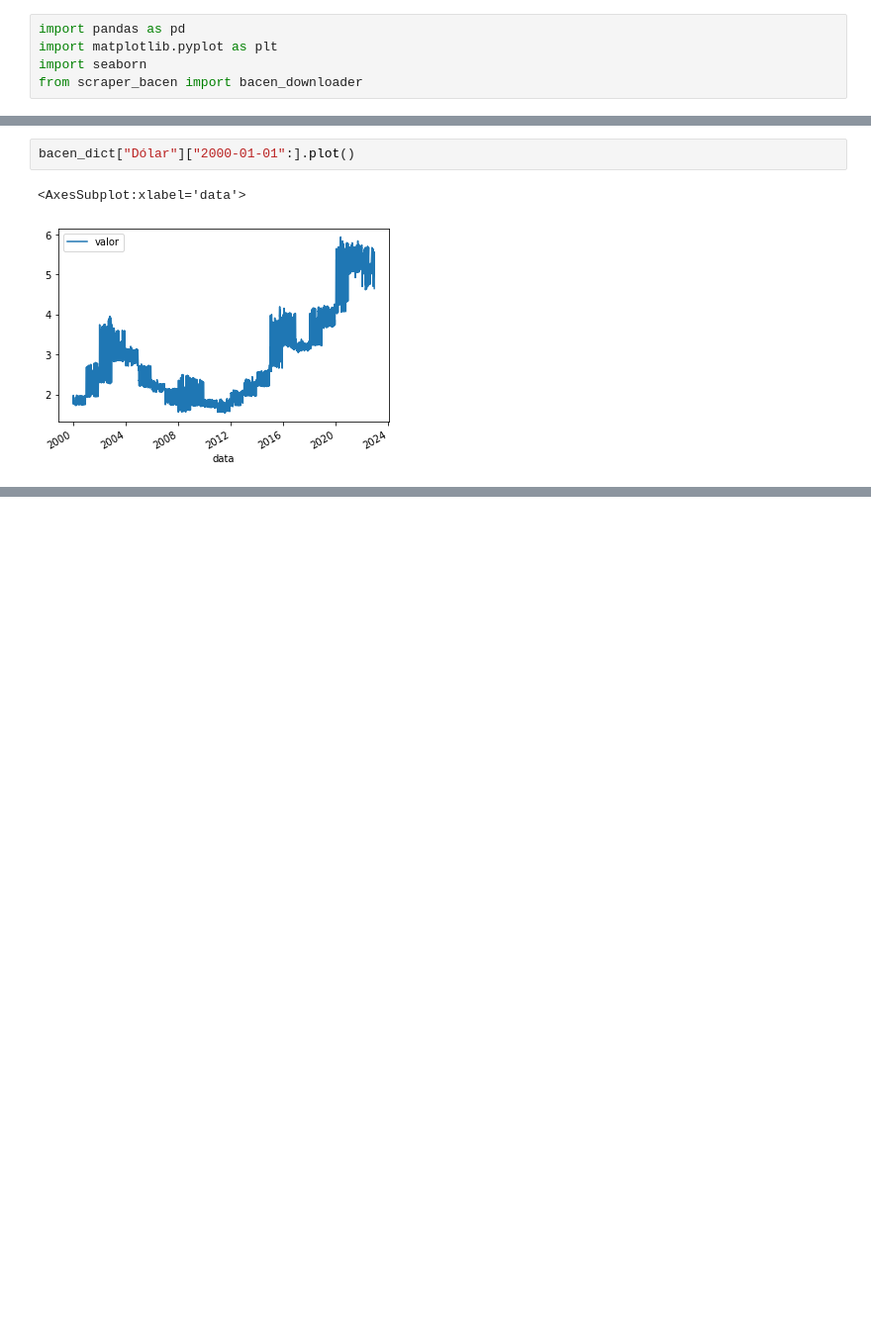
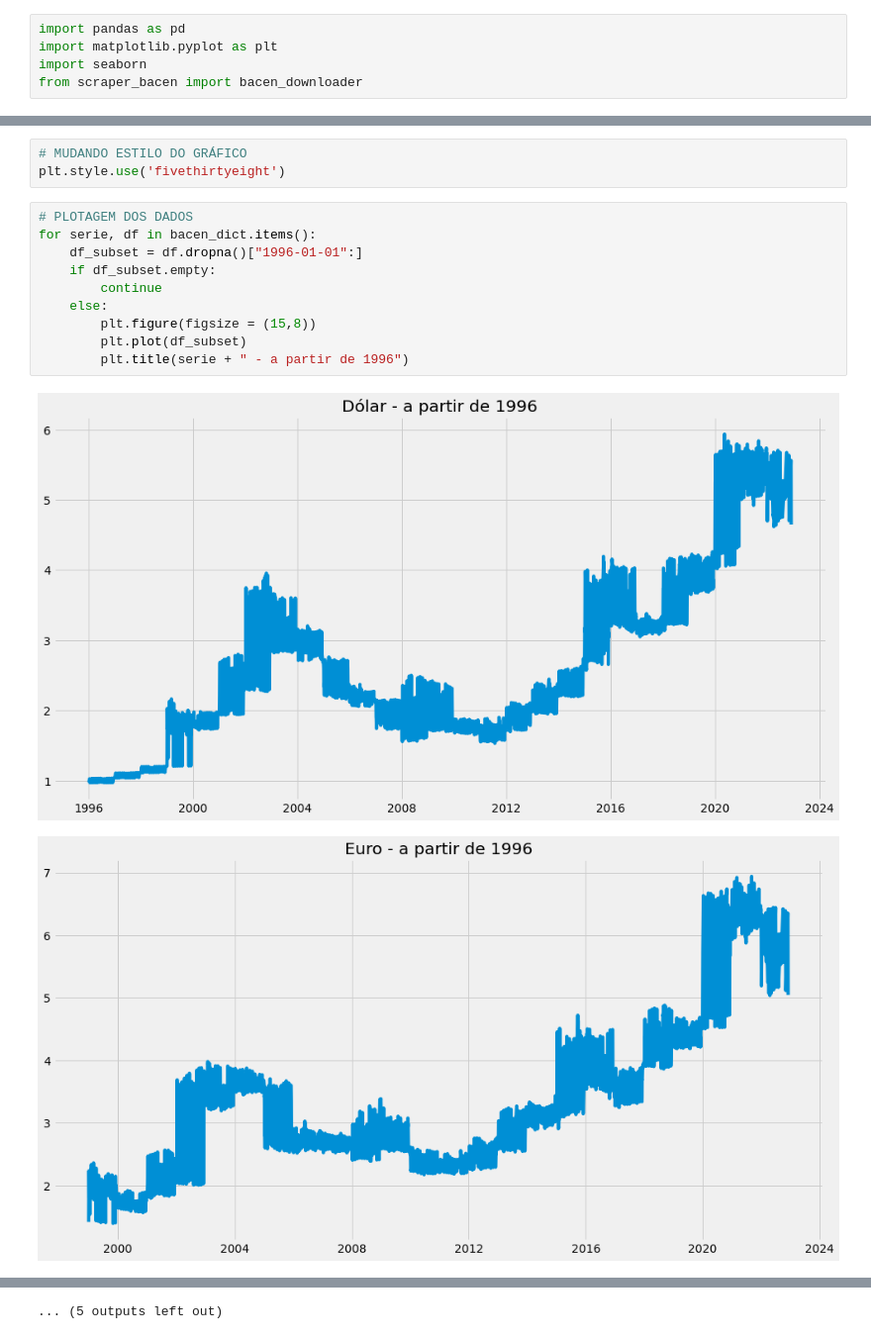
Before and after one commit to VizzottoMatheus/Automate, a Jupyter notebook: BACEN/eda_bacen.ipynb, the cells around one changed output, grey strips where cells are left out. Shown at 99% size. Cells and saved outputs as stored; diff of their text form; blank space fills up the shorter version.

Commit message:
BACEN scraper and EDA

```diff
--- a/BACEN/eda_bacen.ipynb
+++ b/BACEN/eda_bacen.ipynb
@@ -46,8 +37,19 @@ Saldo da carteira de crédito com recursos direcionados a pessoas jurídicas em
 Saldo da carteira de crédito com recursos direcionados a pessoas físicas em relação ao PIB
 Saldo da carteira de crédito a pessoas jurídicas em relação ao PIB
 Saldo da carteira de crédito a pessoas físicas em relação ao PIB
-# %%
-bacen_dict["Dólar"]["2000-01-01":].plot()
-# %% [output]
-<AxesSubplot:xlabel='data'>
-[figure, removed]
+# %%
+# MUDANDO ESTILO DO GRÁFICO
+plt.style.use('fivethirtyeight')
+# %%
+# PLOTAGEM DOS DADOS
+for serie, df in bacen_dict.items():
+    df_subset = df.dropna()["1996-01-01":]
+    if df_subset.empty:
+        continue
+    else:
+        plt.figure(figsize = (15,8))
+        plt.plot(df_subset)
+        plt.title(serie + " - a partir de 1996")
+# %% [output]
+[figure, added]
+[figure, added]
@@ -53,0 +66 @@ bacen_dict["Dólar"]["2000-01-01":].plot()
+... (5 outputs left out)
```
Also changed, not shown: parts of 10 cells of this notebook, 2 other files.
